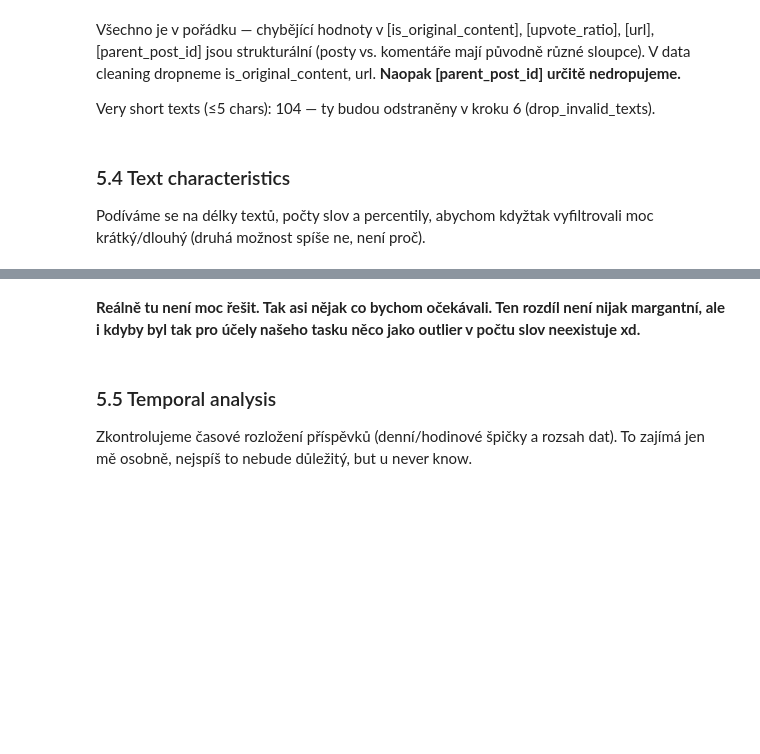
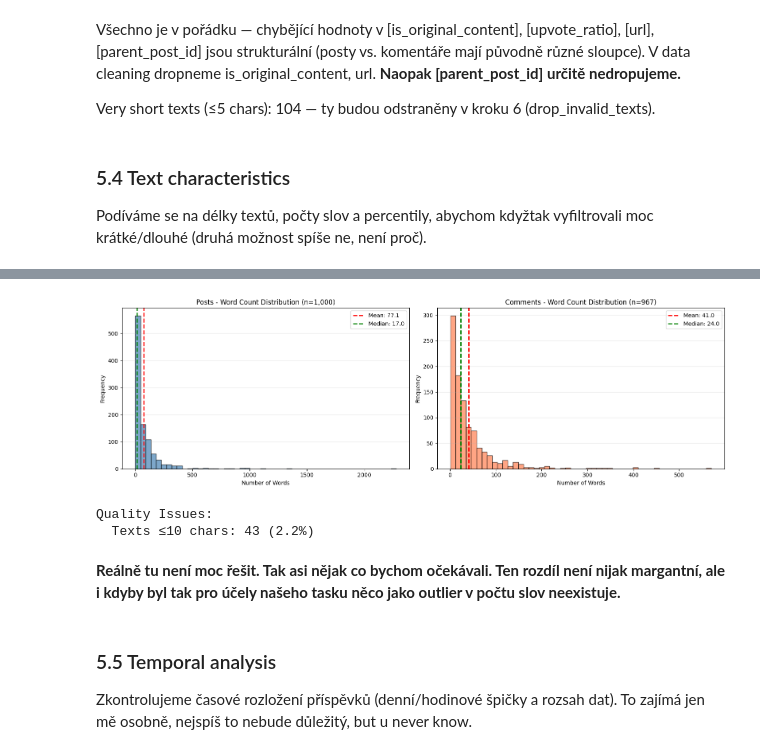
Before and after one commit to OndrejZ24/stock-sentiment-analysis, a Jupyter notebook: preprocessing.ipynb, the cells around one changed output, grey strips where cells are left out. Saved outputs shown, nothing was run; the diff lists cells and outputs as text; code cells hidden in the pictures; blank space fills up the shorter version.

```diff
--- a/preprocessing.ipynb
+++ b/preprocessing.ipynb
@@ -160,7 +162,7 @@ oracle_credentials_available = (
 )
 
 if oracle_credentials_available:
-    print("Oracle credentials found, so far so good...")
+    print("Oracle credentials found")
 
     conn = get_oracle_connection()
 
@@ -173,7 +175,7 @@ if oracle_credentials_available:
             query_posts = """
                 SELECT
                     author, title, created_utc, id, is_original_content,
-                    score, DBMS_LOB.SUBSTR(body, 4000, 1) as body,
+                    score, TO_CHAR(body) as body,
                     subreddit, upvote_ratio, url
                 FROM historical_posts
                 WHERE ROWNUM <= 1000
@@ -184,7 +186,7 @@ if oracle_credentials_available:
             query_comments = """
                 SELECT
                     author, created_utc, id, parent_post_id, score,
-                    DBMS_LOB.SUBSTR(body, 4000, 1) as body,
+                    TO_CHAR(body) as body,
                     subreddit
                 FROM historical_comments
                 WHERE ROWNUM <= 1000
@@ -214,7 +216,7 @@ if oracle_credentials_available:
             df_comments = pd.DataFrame()
 
     else:
-        print("Failed to connect to database - check logs, kinda cooked you are")
+        print("Failed to connect to database - check logs.")
         df_posts = pd.DataFrame()
         df_comments = pd.DataFrame()
 
@@ -223,6 +225,6 @@ else:
     df_posts = pd.DataFrame()
     df_comments = pd.DataFrame()
 
-print(f"\nStep 2 complete: Loaded {len(df_posts)} posts and {len(df_comments)} comments. Letzgoo")
+print(f"\nStep 2 complete: Loaded {len(df_posts)} posts and {len(df_comments)} comments.")
 # %% [output]
 Step 2: importing Reddit data from Oracle database
@@ -593,7 +584,7 @@ Very short texts (≤5 chars): 104 — ty budou odstraněny v kroku 6 (drop_inva
 # %% [markdown]
 ### 5.4 Text characteristics
 
-Podíváme se na délky textů, počty slov a percentily, abychom kdyžtak vyfiltrovali moc krátký/dlouhý (druhá možnost spíše ne, není proč).
+Podíváme se na délky textů, počty slov a percentily, abychom kdyžtak vyfiltrovali moc krátké/dlouhé (druhá možnost spíše ne, není proč).
 # %%
 # 5.4 Text Characteristics
 
@@ -613,45 +604,40 @@ if len(df_unified) > 0 and 'text' in df_unified.columns:
         print(f"  Min: {word_counts.min()} words")
         print(f"  Max: {word_counts.max()} words")
 
-        try:
-            import matplotlib.pyplot as plt
-            if 'type' in valid_texts.columns:
-                posts = valid_texts[valid_texts['type'] == 'post']
-                comments = valid_texts[valid_texts['type'] == 'comment']
+        if 'type' in valid_texts.columns:
+            posts = valid_texts[valid_texts['type'] == 'post']
+            comments = valid_texts[valid_texts['type'] == 'comment']
 
-                if len(posts) > 0 and len(comments) > 0:
-                    post_word_counts = posts['text'].astype(str).str.split().str.len()
-                    comment_word_counts = comments['text'].astype(str).str.split().str.len()
+            if len(posts) > 0 and len(comments) > 0:
+                post_word_counts = posts['text'].astype(str).str.split().str.len()
+                comment_word_counts = comments['text'].astype(str).str.split().str.len()
 
-                    fig, (ax1, ax2) = plt.subplots(1, 2, figsize=(16, 5))
+                fig, (ax1, ax2) = plt.subplots(1, 2, figsize=(16, 5))
 
-                    # Posts
-                    ax1.hist(post_word_counts, bins=50, edgecolor='black', alpha=0.7, color='steelblue')
-                    ax1.axvline(post_word_counts.mean(), color='red', linestyle='--', linewidth=2, label=f'Mean: {post_word_counts.mean():.1f}')
-                    ax1.axvline(post_word_counts.median(), color='green', linestyle='--', linewidth=2, label=f'Median: {post_word_counts.median():.1f}')
-                    ax1.set_xlabel('Number of Words')
-                    ax1.set_ylabel('Frequency')
-                    ax1.set_title(f'Posts - Word Count Distribution (n={len(posts):,})')
-                    ax1.legend()
-                    ax1.grid(axis='y', alpha=0.3)
+                # Posts
+                ax1.hist(post_word_counts, bins=50, edgecolor='black', alpha=0.7, color='steelblue')
+                ax1.axvline(post_word_counts.mean(), color='red', linestyle='--', linewidth=2, label=f'Mean: {post_word_counts.mean():.1f}')
+                ax1.axvline(post_word_counts.median(), color='green', linestyle='--', linewidth=2, label=f'Median: {post_word_counts.median():.1f}')
+                ax1.set_xlabel('Number of Words')
+                ax1.set_ylabel('Frequency')
+                ax1.set_title(f'Posts - Word Count Distribution (n={len(posts):,})')
+                ax1.legend()
+                ax1.grid(axis='y', alpha=0.3)
 
-                    # Comments
-                    ax2.hist(comment_word_counts, bins=50, edgecolor='black', alpha=0.7, color='coral')
-                    ax2.axvline(comment_word_counts.mean(), color='red', linestyle='--', linewidth=2, label=f'Mean: {comment_word_counts.mean():.1f}')
-                    ax2.axvline(comment_word_counts.median(), color='green', linestyle='--', linewidth=2, label=f'Median: {comment_word_counts.median():.1f}')
-                    ax2.set_xlabel('Number of Words')
-                    ax2.set_ylabel('Frequency')
-                    ax2.set_title(f'Comments - Word Count Distribution (n={len(comments):,})')
-                    ax2.legend()
-                    ax2.grid(axis='y', alpha=0.3)
+                # Comments
+                ax2.hist(comment_word_counts, bins=50, edgecolor='black', alpha=0.7, color='coral')
+                ax2.axvline(comment_word_counts.mean(), color='red', linestyle='--', linewidth=2, label=f'Mean: {comment_word_counts.mean():.1f}')
+                ax2.axvline(comment_word_counts.median(), color='green', linestyle='--', linewidth=2, label=f'Median: {comment_word_counts.median():.1f}')
+                ax2.set_xlabel('Number of Words')
+                ax2.set_ylabel('Frequency')
+                ax2.set_title(f'Comments - Word Count Distribution (n={len(comments):,})')
+                ax2.legend()
+                ax2.grid(axis='y', alpha=0.3)
 
-                    plt.tight_layout()
-                    plt.show()
-                else:
-                    print("  Not enough data for separate histograms")
-
-        except ImportError:
-            print("matplotlib not available - install with: pip install matplotlib")
+                plt.tight_layout()
+                plt.show()
+            else:
+                print("  Not enough data for separate histograms")
 
         # Short texts identification
         very_short = (text_lengths <= MIN_TEXT_LENGTH).sum()
@@ -673,5 +655,8 @@ Quality Issues:
+[figure, added]
+Quality Issues:
+  Texts ≤10 chars: 43 (2.2%)
 # %% [markdown]
-**Reálně tu není moc řešit. Tak asi nějak co bychom očekávali. Ten rozdíl není nijak margantní, ale i kdyby byl tak pro účely našeho tasku něco jako outlier v počtu slov neexistuje xd.**
+**Reálně tu není moc řešit. Tak asi nějak co bychom očekávali. Ten rozdíl není nijak margantní, ale i kdyby byl tak pro účely našeho tasku něco jako outlier v počtu slov neexistuje.**
 # %% [markdown]
 ### 5.5 Temporal analysis
 
```
Also changed, not shown: parts of 43 cells of this notebook, 1 other file.
